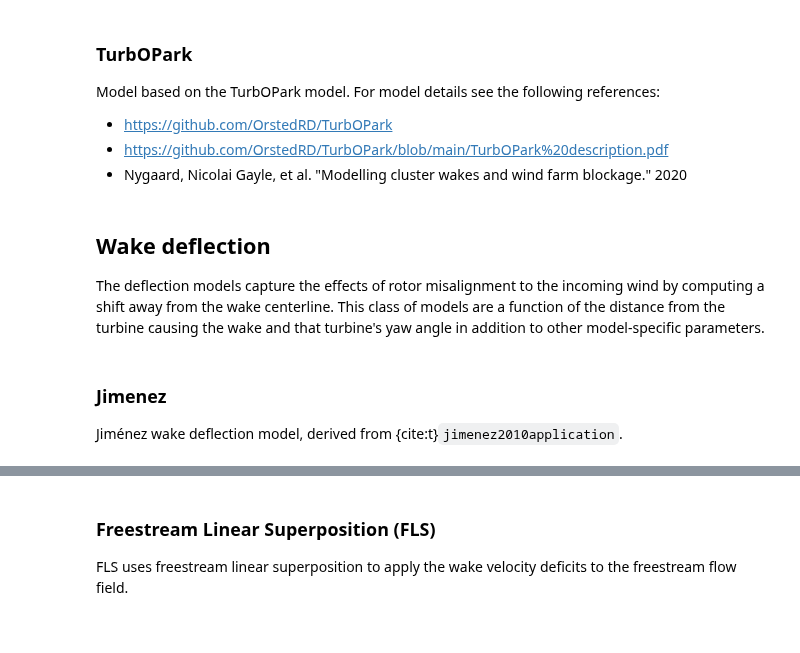
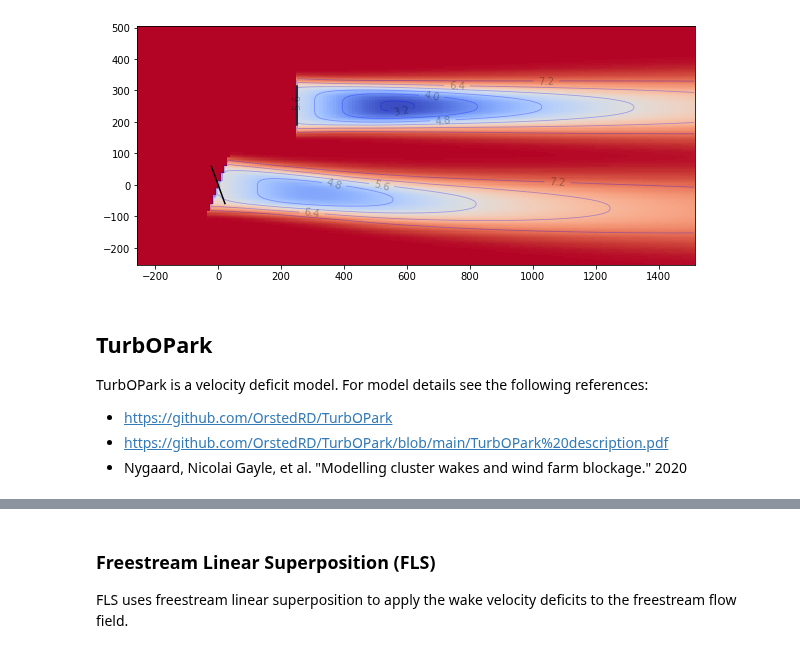
Before and after one commit to NREL/floris, a Jupyter notebook: docs/wake_models.ipynb, the cells around one changed output, grey strips where cells are left out. Saved outputs shown, nothing was run; the diff lists cells and outputs as text; code cells hidden in the pictures.

```diff
--- a/docs/wake_models.ipynb
+++ b/docs/wake_models.ipynb
@@ -103,17 +108,12 @@ wakeviz.plot_turbines_with_fi(fi, ax=axes)
+# %%
+model_plot("../examples/inputs/cc.yaml")
+# %% [output]
+[figure, added]
 # %% [markdown]
-### TurbOPark
-Model based on the TurbOPark model. For model details see the following references:
+## TurbOPark
+
+TurbOPark is a velocity deficit model. For model details see the following references:
 
 - https://github.com/OrstedRD/TurbOPark
 - https://github.com/OrstedRD/TurbOPark/blob/main/TurbOPark%20description.pdf
 - Nygaard, Nicolai Gayle, et al. "Modelling cluster wakes and wind farm blockage." 2020
-# %% [markdown]
-## Wake deflection
-
-The deflection models capture the effects of rotor misalignment to the incoming wind by
-computing a shift away from the wake centerline. This class of models are a function of
-the distance from the turbine causing the wake and that turbine's yaw angle in addition
-to other model-specific parameters.
-# %% [markdown]
-### Jimenez
-Jiménez wake deflection model, derived from {cite:t}`jimenez2010application`.
```
Also changed, not shown: parts of 19 cells of this notebook.
